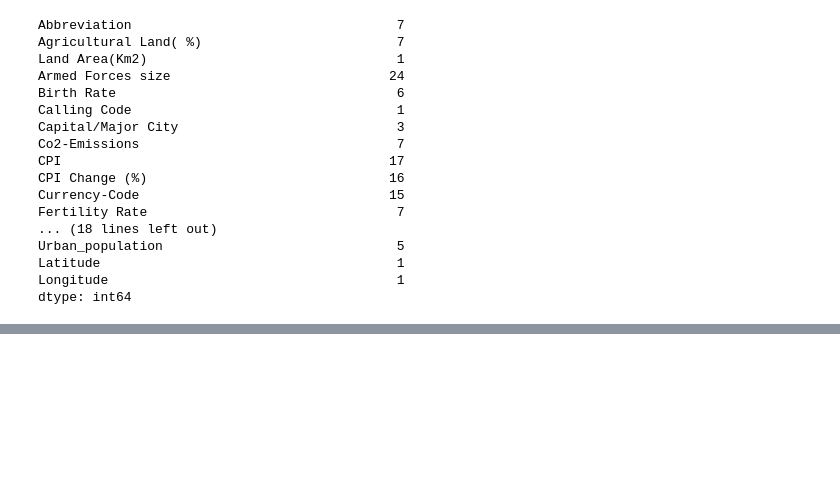
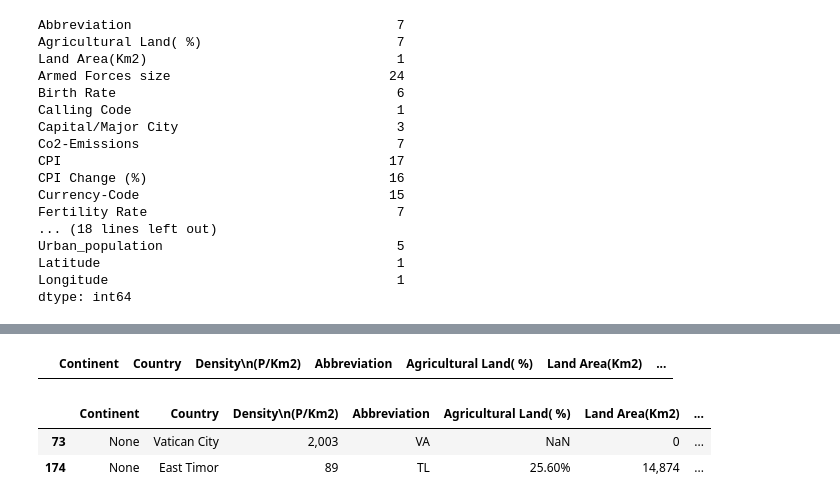
Before and after one commit to Opalinsky/Global_data, a Jupyter notebook: global_data.ipynb, the cells around one changed output, grey strips where cells are left out. Saved outputs shown, nothing was run; the diff lists cells and outputs as text; code cells hidden in the pictures; blank space fills up the shorter version.

```diff
--- a/global_data.ipynb
+++ b/global_data.ipynb
@@ -47,0 +72,5 @@ dtype: int64
+# %%
+countries_with_null_abbreviation = global_data[global_data['Abbreviation'].isna()]
+countries_with_null_abbreviation
+# %% [output]
+|  | Continent | Country | Density\n(P/Km2) | Abbreviation | Agricultural Land( %) | Land Area(Km2) | ... |
@@ -47,0 +88,9 @@ dtype: int64
+# %%
+global_data['Continent'] = global_data['Abbreviation'].apply(country_to_continent)
+global_data.insert(0, 'Continent', global_data.pop('Continent'))
+countries_with_null_continent = global_data[global_data['Continent'].isna()]
+countries_with_null_continent
+# %% [output]
+|  | Continent | Country | Density\n(P/Km2) | Abbreviation | Agricultural Land( %) | Land Area(Km2) | ... |
+| 73 | None | Vatican City | 2,003 | VA | NaN | 0 | ... |
+| 174 | None | East Timor | 89 | TL | 25.60% | 14,874 | ... |
```
Also changed, not shown: parts of 9 cells of this notebook.
